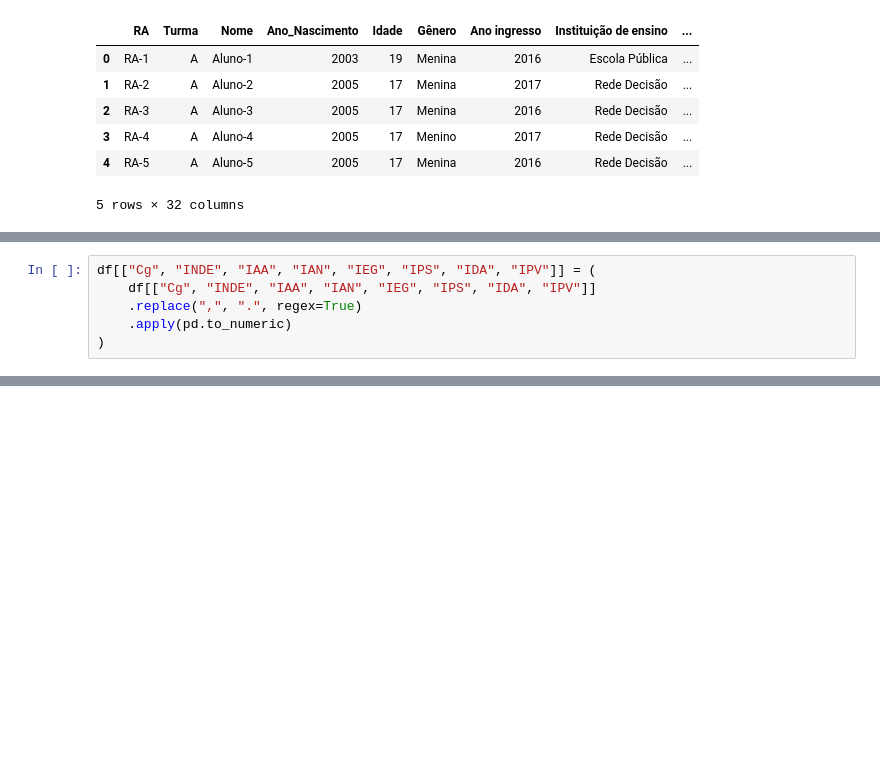
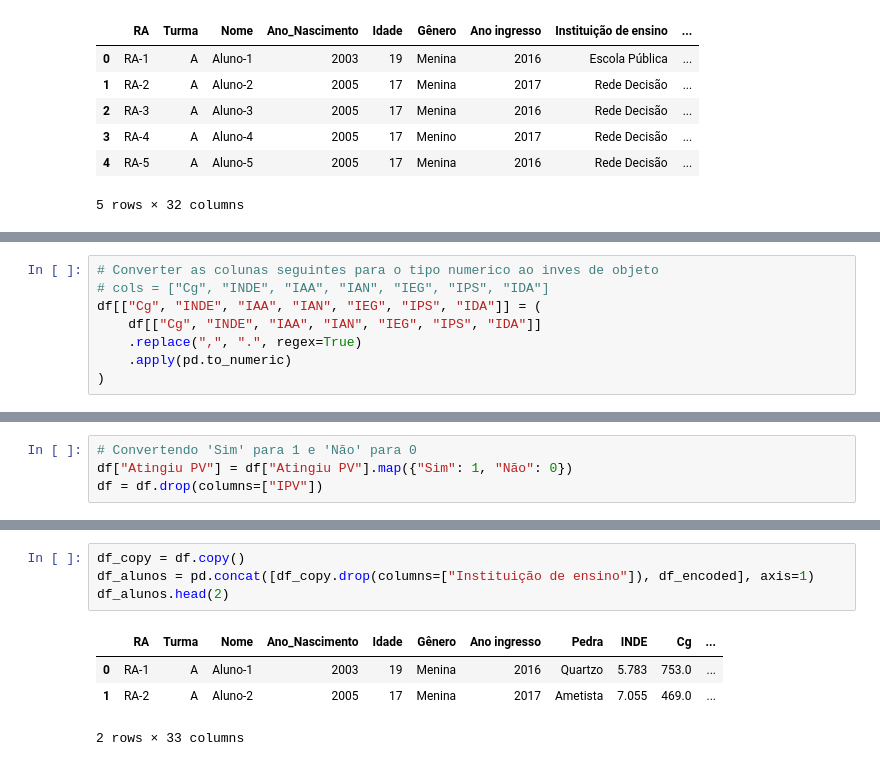
Before and after one commit to jessibmoura/PEDE, a Jupyter notebook: analise_dados_2022.ipynb, the cells around one changed output, grey strips where cells are left out. Drawn from its saved outputs; the diff is of its cells as text; blank space fills up the shorter version.

```diff
--- a/analise_dados_2022.ipynb
+++ b/analise_dados_2022.ipynb
@@ -42,6 +49,8 @@ memory usage: 215.1+ KB
 # %%
-df[["Cg", "INDE", "IAA", "IAN", "IEG", "IPS", "IDA", "IPV"]] = (
-    df[["Cg", "INDE", "IAA", "IAN", "IEG", "IPS", "IDA", "IPV"]]
+# Converter as colunas seguintes para o tipo numerico ao inves de objeto
+# cols = ["Cg", "INDE", "IAA", "IAN", "IEG", "IPS", "IDA"]
+df[["Cg", "INDE", "IAA", "IAN", "IEG", "IPS", "IDA"]] = (
+    df[["Cg", "INDE", "IAA", "IAN", "IEG", "IPS", "IDA"]]
     .replace(",", ".", regex=True)
     .apply(pd.to_numeric)
 )
@@ -55,0 +57,4 @@ Name: count, dtype: int64
+# %%
+# Convertendo 'Sim' para 1 e 'Não' para 0
+df["Atingiu PV"] = df["Atingiu PV"].map({"Sim": 1, "Não": 0})
+df = df.drop(columns=["IPV"])
@@ -56 +88,10 @@ Name: count, dtype: int64
+# %%
+df_copy = df.copy()
+df_alunos = pd.concat([df_copy.drop(columns=["Instituição de ensino"]), df_encoded], axis=1)
+df_alunos.head(2)
+# %% [output]
+|  | RA | Turma | Nome | Ano_Nascimento | Idade | Gênero | Ano ingresso | Pedra | INDE | Cg | ... |
+| 0 | RA-1 | A | Aluno-1 | 2003 | 19 | Menina | 2016 | Quartzo | 5.783 | 753.0 | ... |
+| 1 | RA-2 | A | Aluno-2 | 2005 | 17 | Menina | 2017 | Ametista | 7.055 | 469.0 | ... |
+2 rows × 33 columns
 # %%
```
Also changed, not shown: parts of 29 cells of this notebook.
